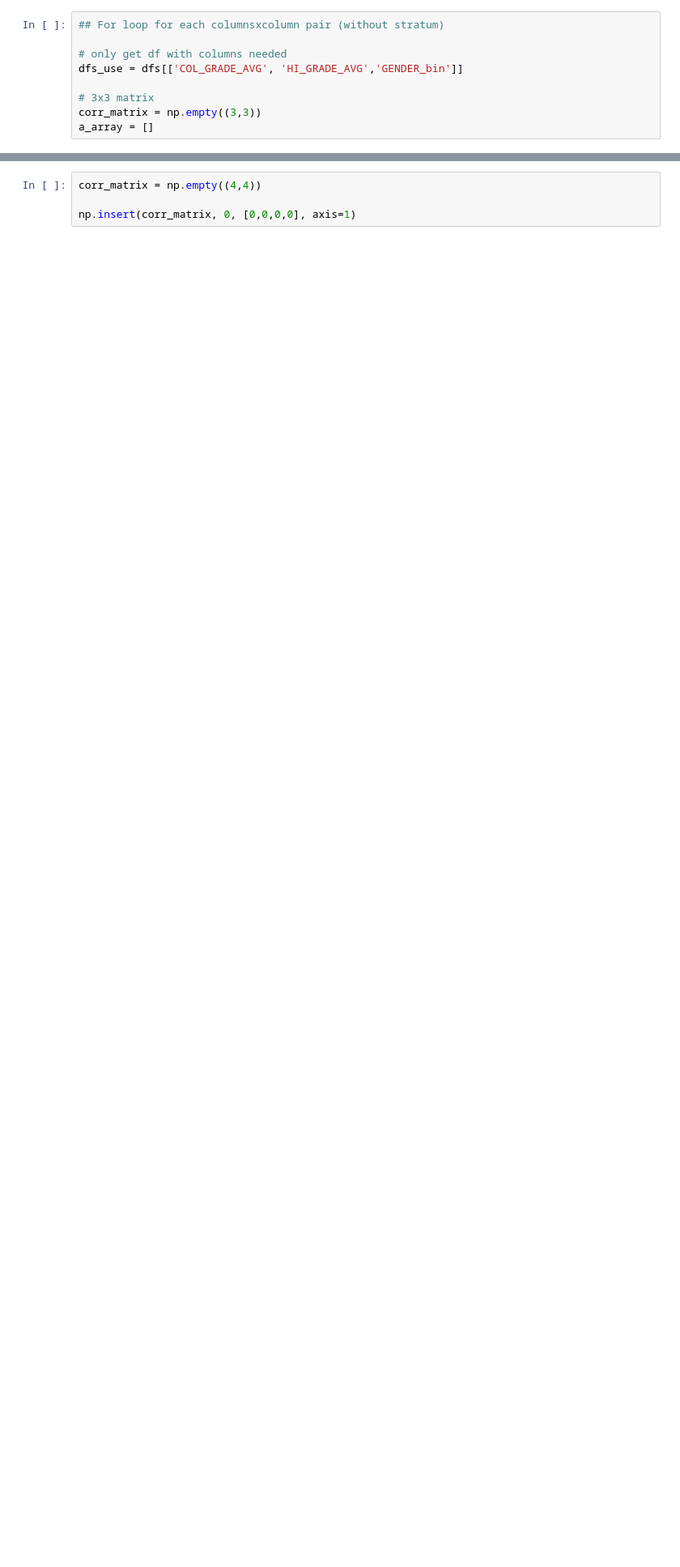
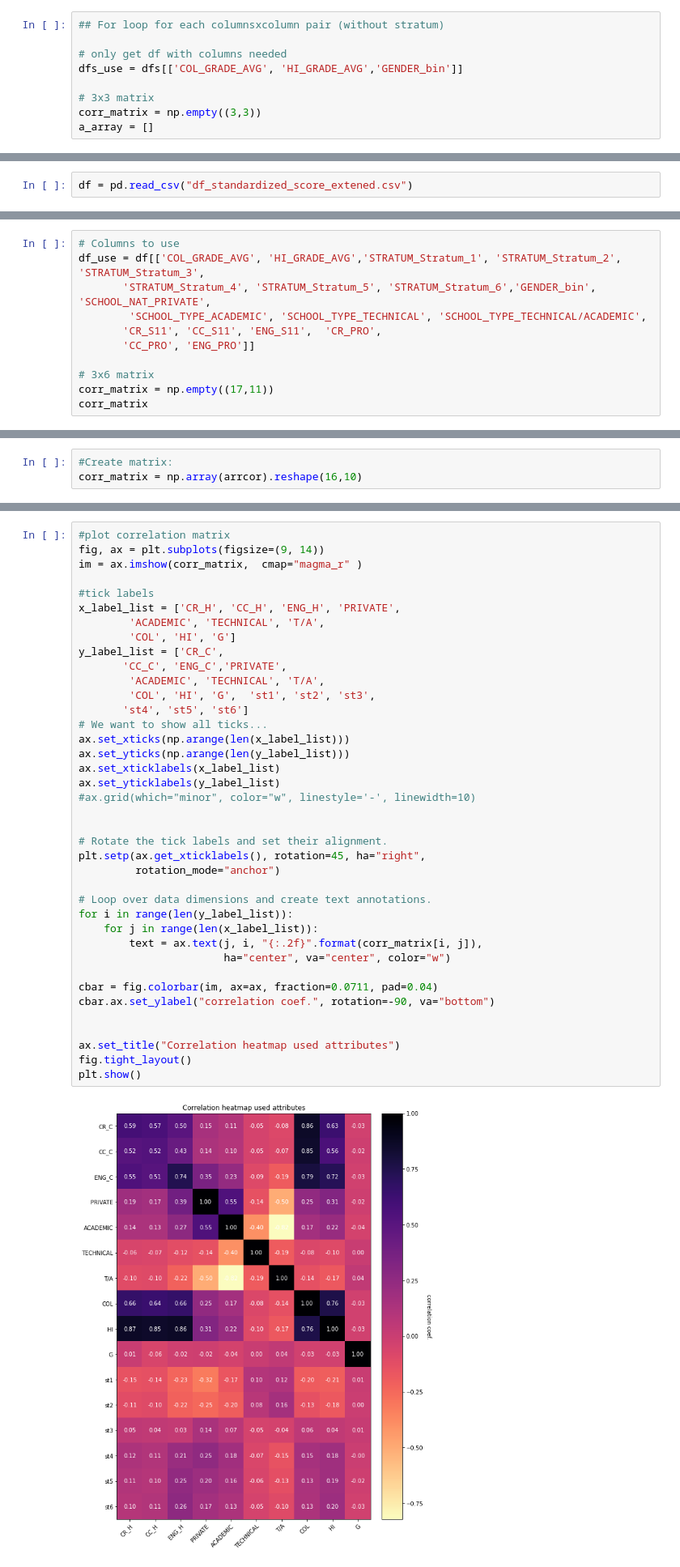
Before and after one commit to s183910/Bachelor_Gabi_Kat, a Jupyter notebook: Notebooks/Basic_dists/Gabis_boxplots_heatmaps_USE.ipynb, the cells around one changed output, grey strips where cells are left out. Shown at 81% size. Saved outputs shown, nothing was run; the diff lists cells and outputs as text; blank space fills up the shorter version.

```diff
--- a/Notebooks/Basic_dists/Gabis_boxplots_heatmaps_USE.ipynb
+++ b/Notebooks/Basic_dists/Gabis_boxplots_heatmaps_USE.ipynb
@@ -832,0 +1128,2 @@ a_array
+# %%
+df = pd.read_csv("df_standardized_score_extened.csv")
@@ -832,0 +1148,11 @@ a_array
+# %%
+# Columns to use
+df_use = df[['COL_GRADE_AVG', 'HI_GRADE_AVG','STRATUM_Stratum_1', 'STRATUM_Stratum_2', 'STRATUM_Stratum_3',
+       'STRATUM_Stratum_4', 'STRATUM_Stratum_5', 'STRATUM_Stratum_6','GENDER_bin', 'SCHOOL_NAT_PRIVATE',
+        'SCHOOL_TYPE_ACADEMIC', 'SCHOOL_TYPE_TECHNICAL', 'SCHOOL_TYPE_TECHNICAL/ACADEMIC',
+       'CR_S11', 'CC_S11', 'ENG_S11',  'CR_PRO',
+       'CC_PRO', 'ENG_PRO']]
+
+# 3x6 matrix
+corr_matrix = np.empty((17,11))
+corr_matrix
@@ -833,2 +1194,5 @@ a_array
+# %%
+#Create matrix:
+corr_matrix = np.array(arrcor).reshape(16,10)
 # %%
 corr_matrix
@@ -835,7 +1217,44 @@ corr_matrix
-# %%
-corr_matrix = np.empty((4,4))
-
-np.insert(corr_matrix, 0, [0,0,0,0], axis=1)
+# %%
+#plot correlation matrix
+fig, ax = plt.subplots(figsize=(9, 14))
+im = ax.imshow(corr_matrix,  cmap="magma_r" )
+
+#tick labels
+x_label_list = ['CR_H', 'CC_H', 'ENG_H', 'PRIVATE',
+        'ACADEMIC', 'TECHNICAL', 'T/A',
+        'COL', 'HI', 'G']
+y_label_list = ['CR_C',
+       'CC_C', 'ENG_C','PRIVATE',
+        'ACADEMIC', 'TECHNICAL', 'T/A',
+        'COL', 'HI', 'G',  'st1', 'st2', 'st3',
+       'st4', 'st5', 'st6']
+# We want to show all ticks...
+ax.set_xticks(np.arange(len(x_label_list)))
+ax.set_yticks(np.arange(len(y_label_list)))
+ax.set_xticklabels(x_label_list)
+ax.set_yticklabels(y_label_list)
+#ax.grid(which="minor", color="w", linestyle='-', linewidth=10)
+
+
+# Rotate the tick labels and set their alignment.
+plt.setp(ax.get_xticklabels(), rotation=45, ha="right",
+         rotation_mode="anchor")
+
+# Loop over data dimensions and create text annotations.
+for i in range(len(y_label_list)):
+    for j in range(len(x_label_list)):
+        text = ax.text(j, i, "{:.2f}".format(corr_matrix[i, j]),
+                       ha="center", va="center", color="w")
+
+cbar = fig.colorbar(im, ax=ax, fraction=0.0711, pad=0.04)
+cbar.ax.set_ylabel("correlation coef.", rotation=-90, va="bottom")
+
+
+ax.set_title("Correlation heatmap used attributes")
+fig.tight_layout()
+plt.show()
+# %% [output]
+[figure, added]
 # %% [markdown]
 #### Testing correlation between socioeconomic level (sns) and socioeconomic level of the Institution of higher education
 # %%
```
Also changed, not shown: parts of 59 cells of this notebook, 2 other files.
